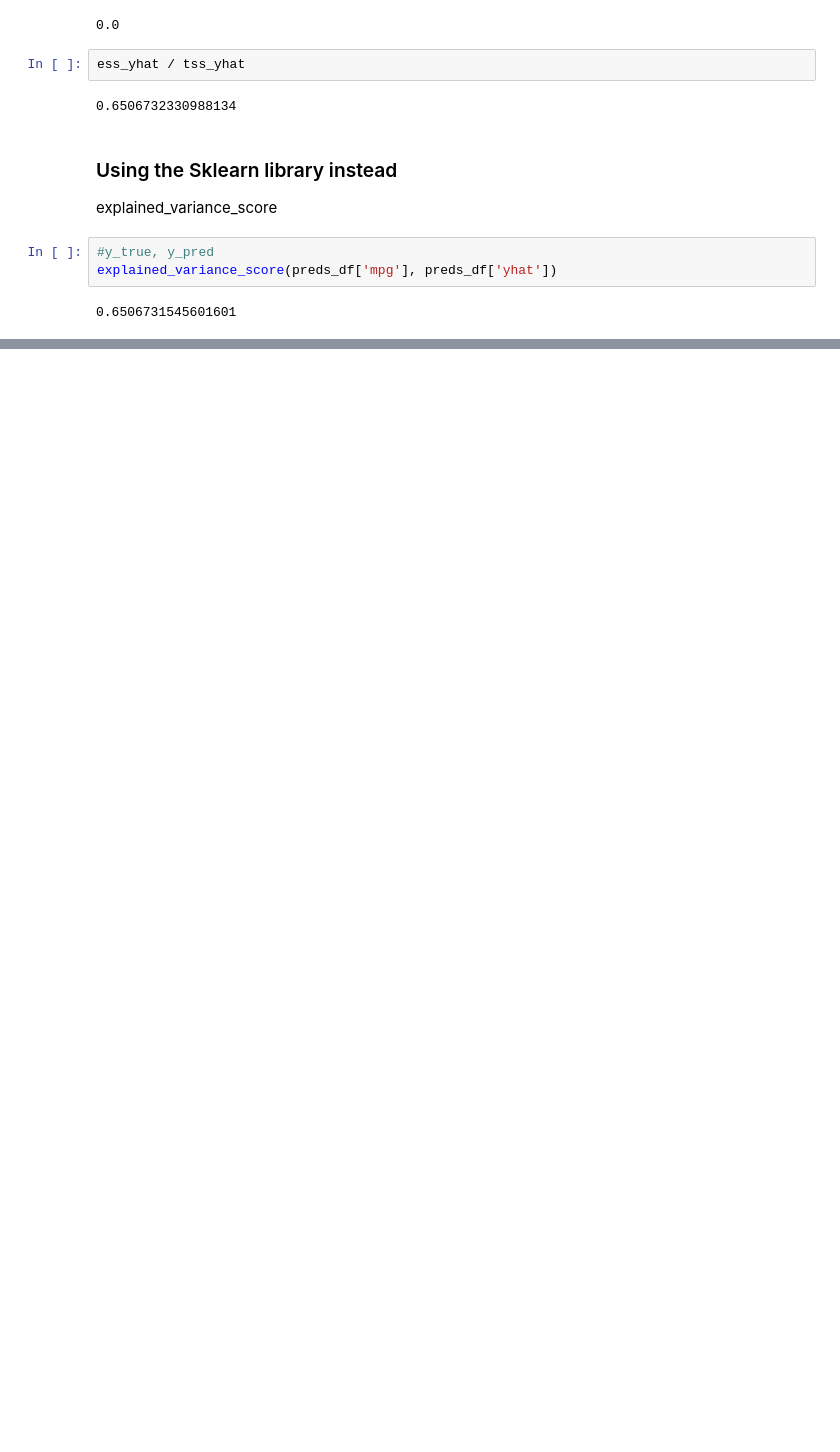
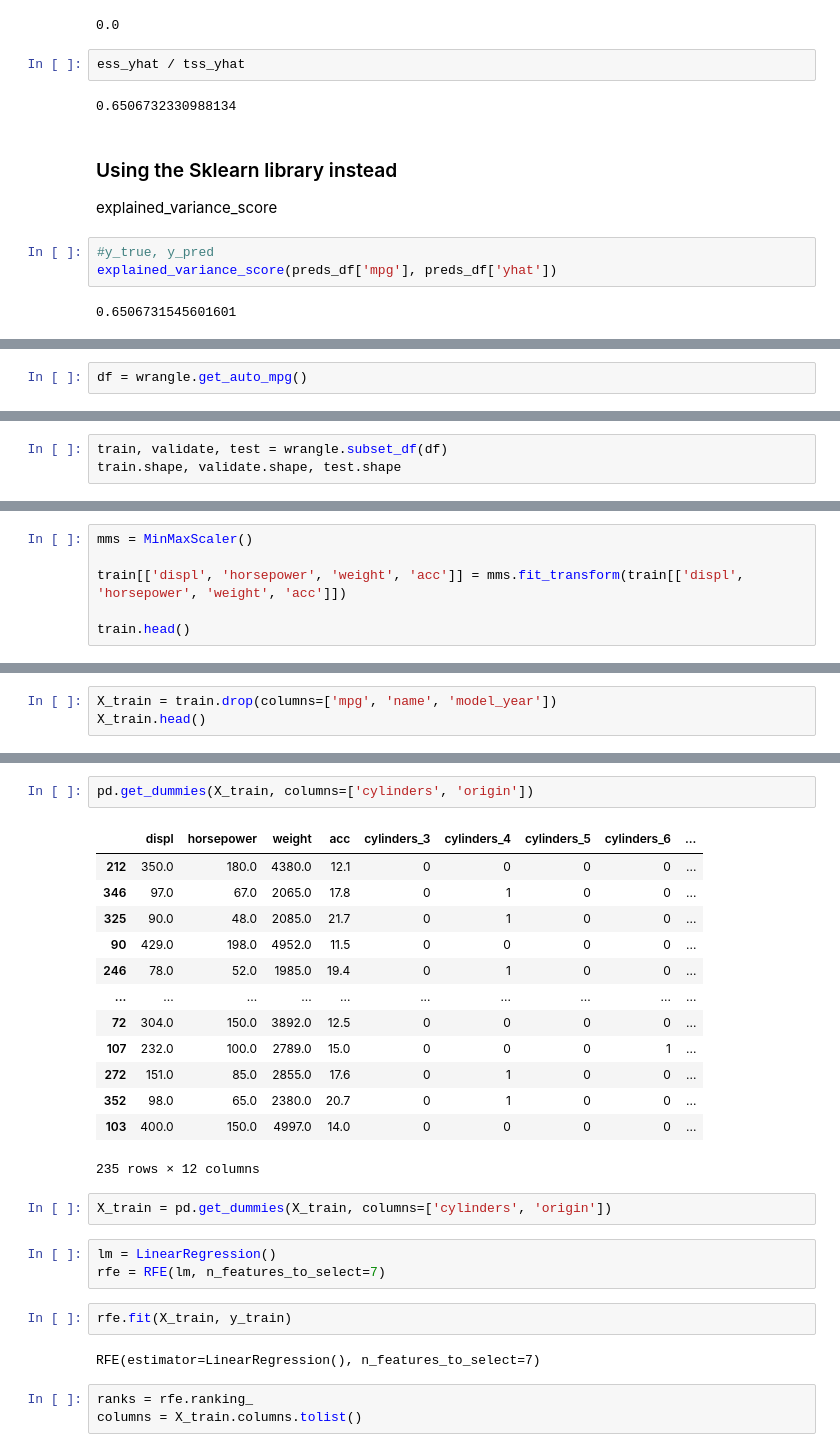
Before and after one commit to shawn-brown12/regression, a Jupyter notebook: regression_notes.ipynb, the cells around one changed output, grey strips where cells are left out. Drawn from its saved outputs; the diff is of its cells as text; blank space fills up the shorter version.

```diff
--- a/regression_notes.ipynb
+++ b/regression_notes.ipynb
@@ -874,0 +889,2 @@ explained_variance_score(preds_df['mpg'], preds_df['yhat'])
+# %%
+df = wrangle.get_auto_mpg()
@@ -874,0 +900,3 @@ explained_variance_score(preds_df['mpg'], preds_df['yhat'])
+# %%
+train, validate, test = wrangle.subset_df(df)
+train.shape, validate.shape, test.shape
@@ -874,0 +905,6 @@ explained_variance_score(preds_df['mpg'], preds_df['yhat'])
+# %%
+mms = MinMaxScaler()
+
+train[['displ', 'horsepower', 'weight', 'acc']] = mms.fit_transform(train[['displ', 'horsepower', 'weight', 'acc']])
+
+train.head()
@@ -874,0 +1008,3 @@ explained_variance_score(preds_df['mpg'], preds_df['yhat'])
+# %%
+X_train = train.drop(columns=['mpg', 'name', 'model_year'])
+X_train.head()
@@ -874,0 +1018,28 @@ explained_variance_score(preds_df['mpg'], preds_df['yhat'])
+# %%
+pd.get_dummies(X_train, columns=['cylinders', 'origin'])
+# %% [output]
+|  | displ | horsepower | weight | acc | cylinders_3 | cylinders_4 | cylinders_5 | cylinders_6 | ... |
+| 212 | 350.0 | 180.0 | 4380.0 | 12.1 | 0 | 0 | 0 | 0 | ... |
+| 346 | 97.0 | 67.0 | 2065.0 | 17.8 | 0 | 1 | 0 | 0 | ... |
+| 325 | 90.0 | 48.0 | 2085.0 | 21.7 | 0 | 1 | 0 | 0 | ... |
+| 90 | 429.0 | 198.0 | 4952.0 | 11.5 | 0 | 0 | 0 | 0 | ... |
+| 246 | 78.0 | 52.0 | 1985.0 | 19.4 | 0 | 1 | 0 | 0 | ... |
+| ... | ... | ... | ... | ... | ... | ... | ... | ... | ... |
+| 72 | 304.0 | 150.0 | 3892.0 | 12.5 | 0 | 0 | 0 | 0 | ... |
+| 107 | 232.0 | 100.0 | 2789.0 | 15.0 | 0 | 0 | 0 | 1 | ... |
+| 272 | 151.0 | 85.0 | 2855.0 | 17.6 | 0 | 1 | 0 | 0 | ... |
+| 352 | 98.0 | 65.0 | 2380.0 | 20.7 | 0 | 1 | 0 | 0 | ... |
+| 103 | 400.0 | 150.0 | 4997.0 | 14.0 | 0 | 0 | 0 | 0 | ... |
+235 rows × 12 columns
+# %%
+X_train = pd.get_dummies(X_train, columns=['cylinders', 'origin'])
+# %%
+lm = LinearRegression()
+rfe = RFE(lm, n_features_to_select=7)
+# %%
+rfe.fit(X_train, y_train)
+# %% [output]
+RFE(estimator=LinearRegression(), n_features_to_select=7)
+# %%
+ranks = rfe.ranking_
+columns = X_train.columns.tolist()
```
Also changed, not shown: parts of 99 cells of this notebook, 4 other files.
